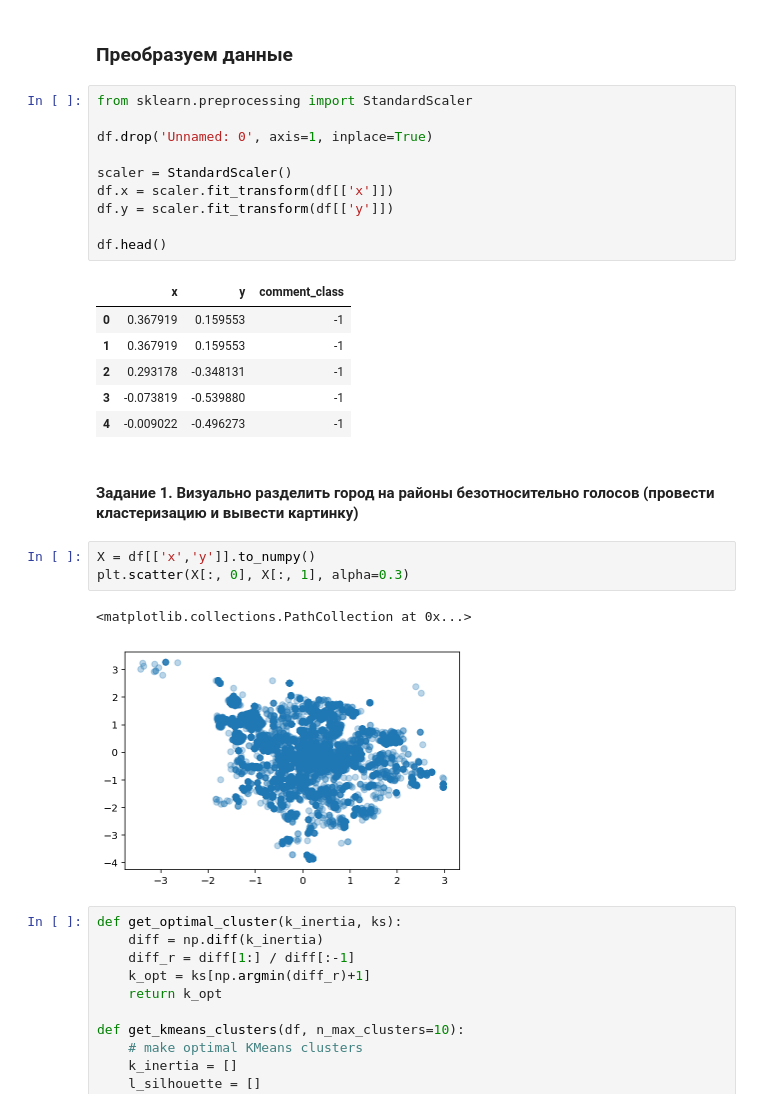
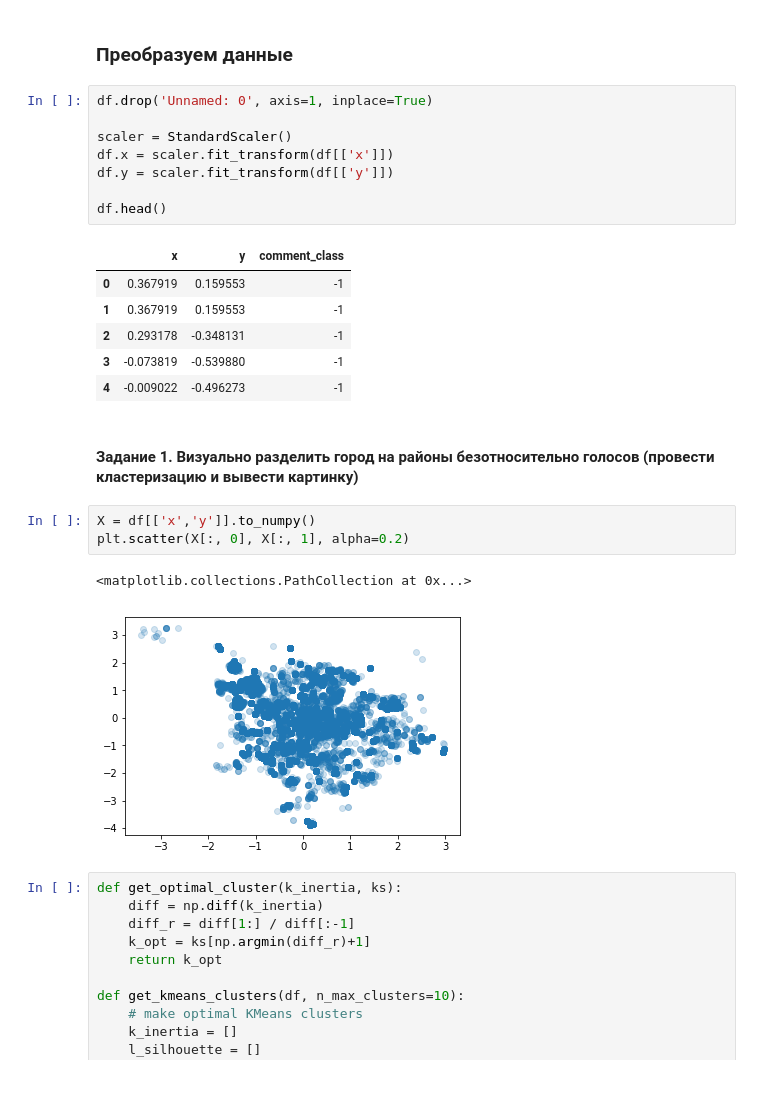
Before and after one commit to AlexNepochatykh/netology-ds, a Jupyter notebook: machine_learning/3. Clustering/Homework/homework clustering.ipynb, the cells around one changed output. Saved outputs shown, nothing was run; the diff lists cells and outputs as text.

```diff
--- a/machine_learning/3. Clustering/Homework/homework clustering.ipynb
+++ b/machine_learning/3. Clustering/Homework/homework clustering.ipynb
@@ -56,8 +59,6 @@ memory usage: 3.3 MB
 # %% [markdown]
 ### Преобразуем данные
 # %%
-from sklearn.preprocessing import StandardScaler
-
 df.drop('Unnamed: 0', axis=1, inplace=True)
 
 scaler = StandardScaler()
@@ -76,10 +77,10 @@ df.head()
 #### Задание 1. Визуально разделить город на районы безотносительно голосов (провести кластеризацию и вывести картинку)
 # %%
 X = df[['x','y']].to_numpy()
-plt.scatter(X[:, 0], X[:, 1], alpha=0.3)
+plt.scatter(X[:, 0], X[:, 1], alpha=0.2)
 # %% [output]
 <matplotlib.collections.PathCollection at 0x...>
-[figure, old version]
+[figure, new version]
 # %%
 def get_optimal_cluster(k_inertia, ks):
     diff = np.diff(k_inertia)
```
Also changed, not shown: parts of 28 cells of this notebook.
